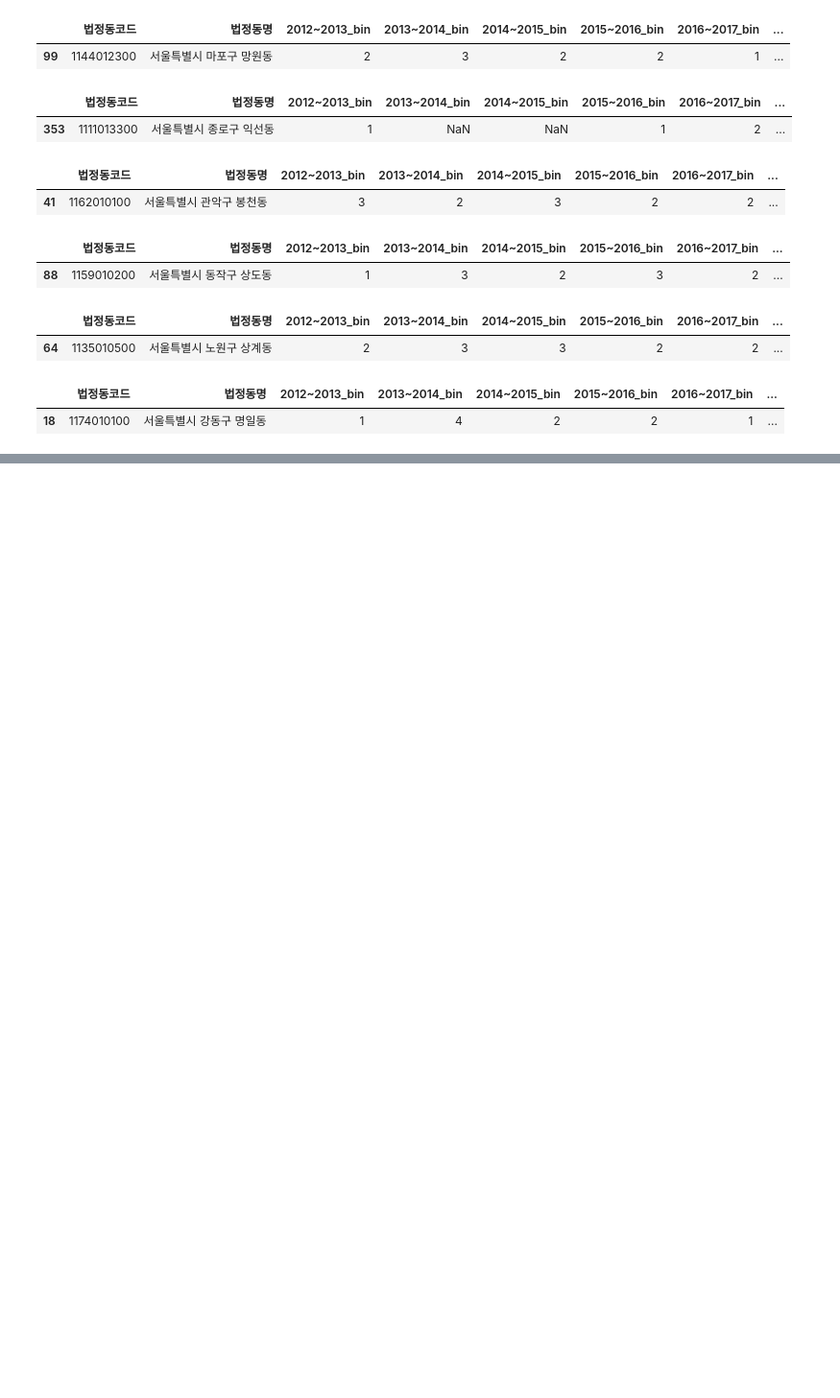
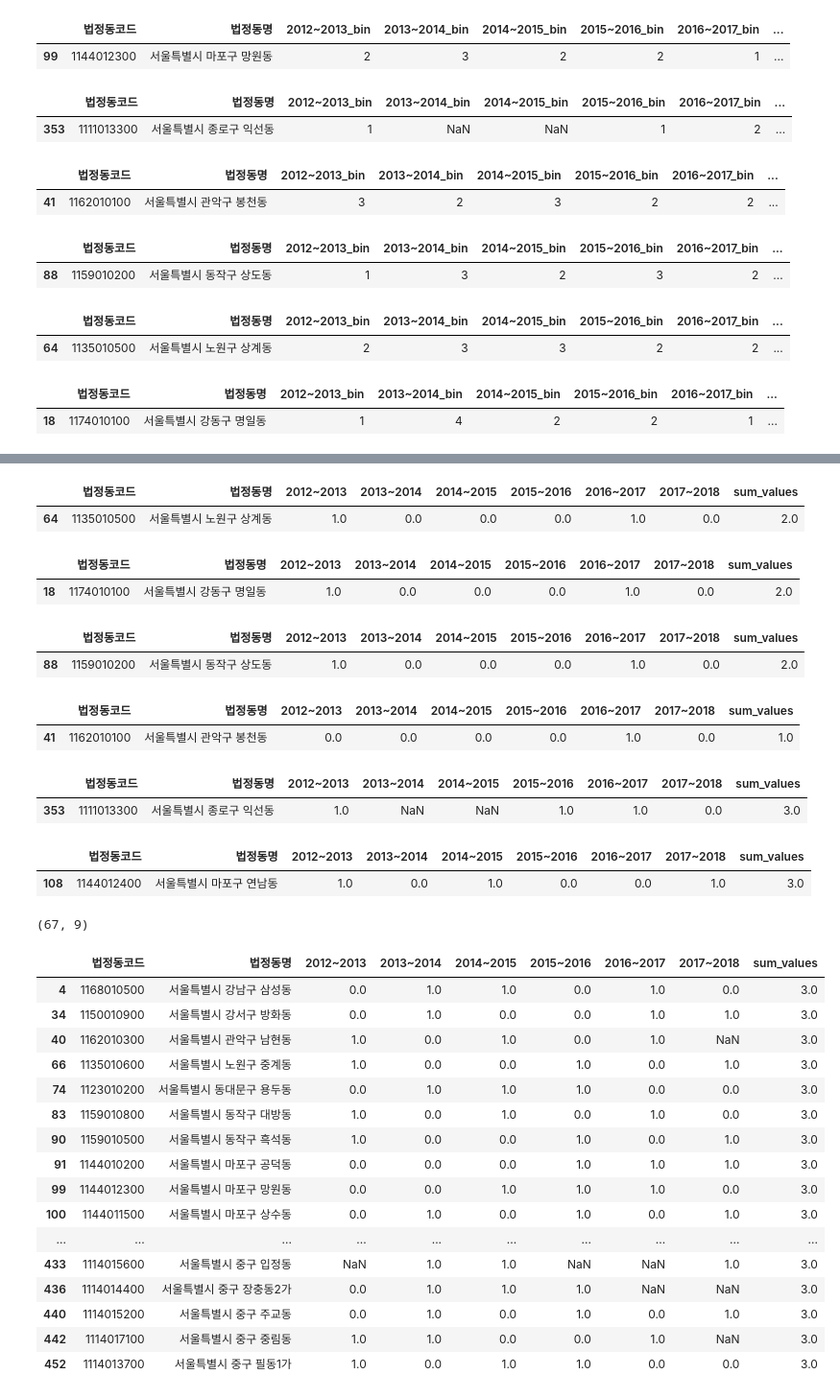
Before and after one commit to dataitgirls2/Next_Hip_Place, a Jupyter notebook: code/nemo_crawling/seoul_rental_price_crawling.ipynb, the cells around one changed output, grey strips where cells are left out. Shown at 96% size. Cells and saved outputs as stored; diff of their text form; code cells hidden in the pictures; blank space fills up the shorter version.

```diff
--- a/code/nemo_crawling/seoul_rental_price_crawling.ipynb
+++ b/code/nemo_crawling/seoul_rental_price_crawling.ipynb
@@ -367,0 +444,5 @@ price_changes_binning[price_changes_binning['법정동명'] == '서울특별시
+# %%
+temp = df_raw.iloc[:,3:].values
+df_raw['sum_values'] = np.nansum(temp, axis=1)
+# %%
+df_raw = df_raw.drop('Unnamed: 0', axis=1)
@@ -367,0 +475,54 @@ price_changes_binning[price_changes_binning['법정동명'] == '서울특별시
+# %%
+df_raw[df_raw['법정동명'].str.contains('상계동')]
+# %% [output]
+|  | 법정동코드 | 법정동명 | 2012~2013 | 2013~2014 | 2014~2015 | 2015~2016 | 2016~2017 | 2017~2018 | sum_values |
+| 64 | 1135010500 | 서울특별시 노원구 상계동 | 1.0 | 0.0 | 0.0 | 0.0 | 1.0 | 0.0 | 2.0 |
+# %%
+df_raw[df_raw['법정동명'].str.contains('명일동')]
+# %% [output]
+|  | 법정동코드 | 법정동명 | 2012~2013 | 2013~2014 | 2014~2015 | 2015~2016 | 2016~2017 | 2017~2018 | sum_values |
+| 18 | 1174010100 | 서울특별시 강동구 명일동 | 1.0 | 0.0 | 0.0 | 0.0 | 1.0 | 0.0 | 2.0 |
+# %%
+df_raw[df_raw['법정동명'].str.contains('상도동')]
+# %% [output]
+|  | 법정동코드 | 법정동명 | 2012~2013 | 2013~2014 | 2014~2015 | 2015~2016 | 2016~2017 | 2017~2018 | sum_values |
+| 88 | 1159010200 | 서울특별시 동작구 상도동 | 1.0 | 0.0 | 0.0 | 0.0 | 1.0 | 0.0 | 2.0 |
+# %%
+df_raw[df_raw['법정동명'].str.contains('봉천동')]`
+# %% [output]
+|  | 법정동코드 | 법정동명 | 2012~2013 | 2013~2014 | 2014~2015 | 2015~2016 | 2016~2017 | 2017~2018 | sum_values |
+| 41 | 1162010100 | 서울특별시 관악구 봉천동 | 0.0 | 0.0 | 0.0 | 0.0 | 1.0 | 0.0 | 1.0 |
+# %%
+df_raw[df_raw['법정동명'].str.contains('익선동')]
+# %% [output]
+|  | 법정동코드 | 법정동명 | 2012~2013 | 2013~2014 | 2014~2015 | 2015~2016 | 2016~2017 | 2017~2018 | sum_values |
+| 353 | 1111013300 | 서울특별시 종로구 익선동 | 1.0 | NaN | NaN | 1.0 | 1.0 | 0.0 | 3.0 |
+# %%
+df_raw[df_raw['법정동명'].str.contains('연남동')]
+# %% [output]
+|  | 법정동코드 | 법정동명 | 2012~2013 | 2013~2014 | 2014~2015 | 2015~2016 | 2016~2017 | 2017~2018 | sum_values |
+| 108 | 1144012400 | 서울특별시 마포구 연남동 | 1.0 | 0.0 | 1.0 | 0.0 | 0.0 | 1.0 | 3.0 |
+# %%
+df_raw[df_raw['sum_values'] >= 3].shape
+# %% [output]
+(67, 9)
+# %%
+df_raw[df_raw['sum_values'] == 3]
+# %% [output]
+|  | 법정동코드 | 법정동명 | 2012~2013 | 2013~2014 | 2014~2015 | 2015~2016 | 2016~2017 | 2017~2018 | sum_values |
+| 4 | 1168010500 | 서울특별시 강남구 삼성동 | 0.0 | 1.0 | 1.0 | 0.0 | 1.0 | 0.0 | 3.0 |
+| 34 | 1150010900 | 서울특별시 강서구 방화동 | 0.0 | 1.0 | 0.0 | 0.0 | 1.0 | 1.0 | 3.0 |
+| 40 | 1162010300 | 서울특별시 관악구 남현동 | 1.0 | 0.0 | 1.0 | 0.0 | 1.0 | NaN | 3.0 |
+| 66 | 1135010600 | 서울특별시 노원구 중계동 | 1.0 | 0.0 | 0.0 | 1.0 | 0.0 | 1.0 | 3.0 |
+| 74 | 1123010200 | 서울특별시 동대문구 용두동 | 0.0 | 1.0 | 1.0 | 1.0 | 0.0 | 0.0 | 3.0 |
+| 83 | 1159010800 | 서울특별시 동작구 대방동 | 1.0 | 0.0 | 1.0 | 0.0 | 1.0 | 0.0 | 3.0 |
+| 90 | 1159010500 | 서울특별시 동작구 흑석동 | 1.0 | 0.0 | 0.0 | 1.0 | 0.0 | 1.0 | 3.0 |
+| 91 | 1144010200 | 서울특별시 마포구 공덕동 | 0.0 | 0.0 | 0.0 | 1.0 | 1.0 | 1.0 | 3.0 |
+| 99 | 1144012300 | 서울특별시 마포구 망원동 | 0.0 | 0.0 | 1.0 | 1.0 | 1.0 | 0.0 | 3.0 |
+| 100 | 1144011500 | 서울특별시 마포구 상수동 | 0.0 | 1.0 | 0.0 | 1.0 | 0.0 | 1.0 | 3.0 |
+| ... | ... | ... | ... | ... | ... | ... | ... | ... | ... |
+| 433 | 1114015600 | 서울특별시 중구 입정동 | NaN | 1.0 | 1.0 | NaN | NaN | 1.0 | 3.0 |
+| 436 | 1114014400 | 서울특별시 중구 장충동2가 | 0.0 | 1.0 | 1.0 | 1.0 | NaN | NaN | 3.0 |
+| 440 | 1114015200 | 서울특별시 중구 주교동 | 0.0 | 1.0 | 0.0 | 1.0 | 0.0 | 1.0 | 3.0 |
+| 442 | 1114017100 | 서울특별시 중구 중림동 | 1.0 | 1.0 | 0.0 | 0.0 | 1.0 | NaN | 3.0 |
+| 452 | 1114013700 | 서울특별시 중구 필동1가 | 1.0 | 0.0 | 1.0 | 1.0 | 0.0 | 0.0 | 3.0 |
```
Also changed, not shown: parts of 19 cells of this notebook, 2 other files.
